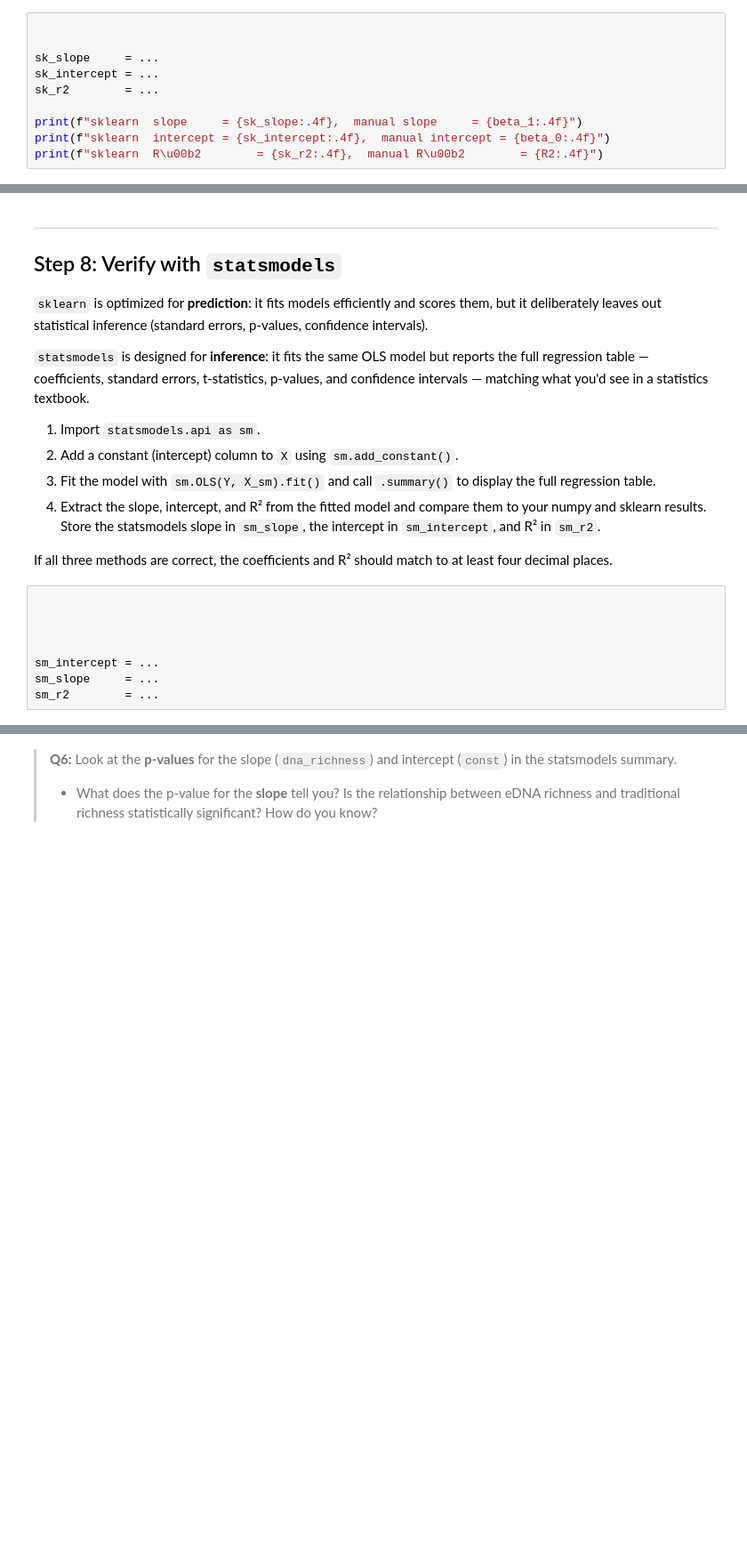
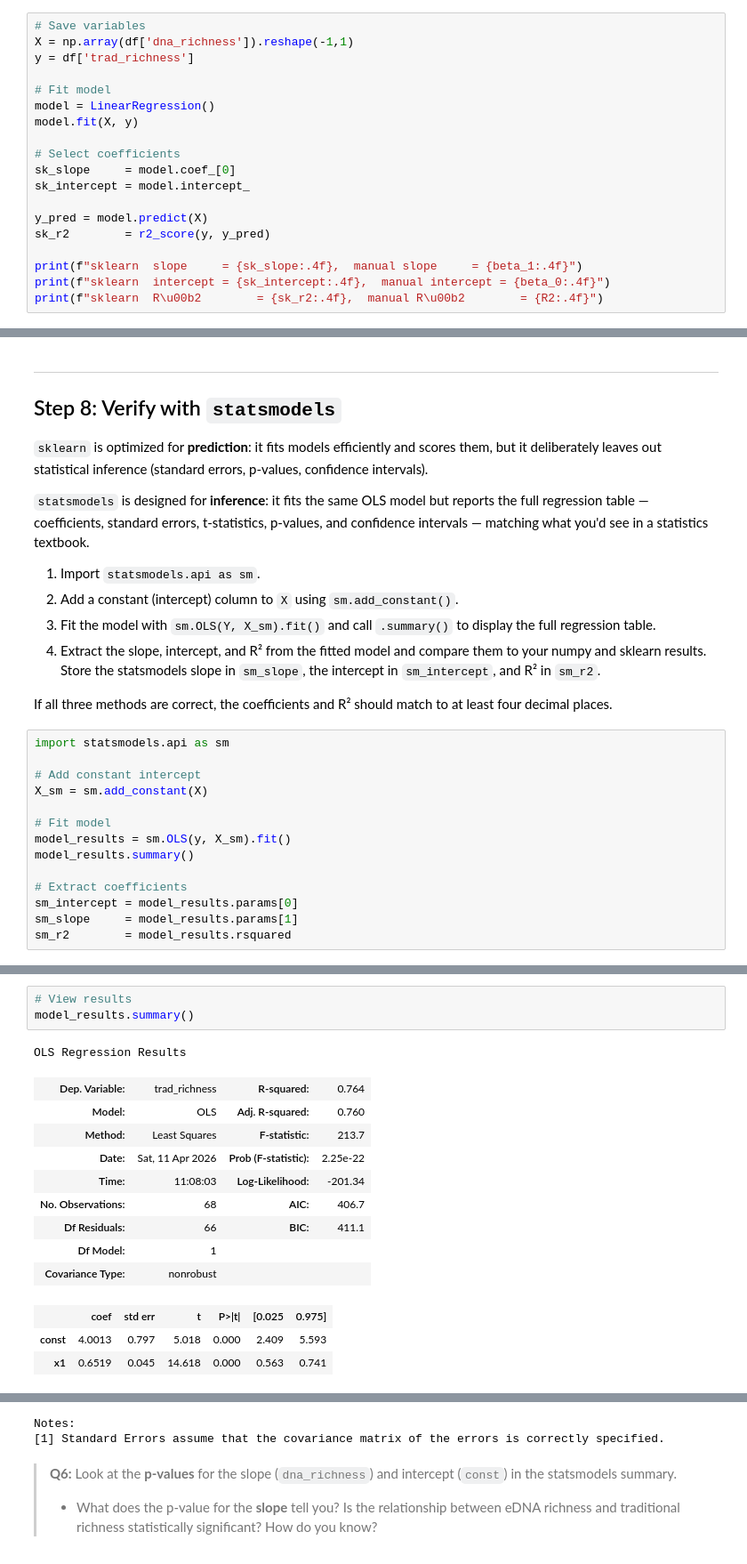
Before and after one commit to kylienewcomer/eds232-assignment-1, a Jupyter notebook: task2/hw1-task2.ipynb, the cells around one changed output, grey strips where cells are left out. Shown at 89% size. Cells and saved outputs as stored; diff of their text form; blank space fills up the shorter version.

```diff
--- a/task2/hw1-task2.ipynb
+++ b/task2/hw1-task2.ipynb
@@ -263,11 +268,20 @@ If your manual calculations are correct, all three values should match `sklearn`
 to at least four decimal places. Any discrepancy beyond floating-point rounding
 indicates a bug in your manual formulas.
 # %%
+# Save variables
+X = np.array(df['dna_richness']).reshape(-1,1)
+y = df['trad_richness']
 
+# Fit model
+model = LinearRegression()
+model.fit(X, y)
 
-sk_slope     = ...
-sk_intercept = ...
-sk_r2        = ...
+# Select coefficients
+sk_slope     = model.coef_[0]
+sk_intercept = model.intercept_
+
+y_pred = model.predict(X)
+sk_r2        = r2_score(y, y_pred)
 
 print(f"sklearn  slope     = {sk_slope:.4f},  manual slope     = {beta_1:.4f}")
 print(f"sklearn  intercept = {sk_intercept:.4f},  manual intercept = {beta_0:.4f}")
@@ -290,12 +310,18 @@ grader.check("q9")
 
 If all three methods are correct, the coefficients and R² should match to at least four decimal places.
 # %%
+import statsmodels.api as sm
 
+# Add constant intercept
+X_sm = sm.add_constant(X)
 
+# Fit model
+model_results = sm.OLS(y, X_sm).fit()
+model_results.summary()
 
-
-sm_intercept = ...
-sm_slope     = ...
-sm_r2        = ...
+# Extract coefficients
+sm_intercept = model_results.params[0]
+sm_slope     = model_results.params[1]
+sm_r2        = model_results.rsquared
 # %%
 grader.check("q10")
@@ -301,0 +330,17 @@ grader.check("q10")
+# %%
+# View results
+model_results.summary()
+# %% [output]
+OLS Regression Results
+| Dep. Variable: | trad_richness | R-squared: | 0.764 |
+| Model: | OLS | Adj. R-squared: | 0.760 |
+| Method: | Least Squares | F-statistic: | 213.7 |
+| Date: | Sat, 11 Apr 2026 | Prob (F-statistic): | 2.25e-22 |
+| Time: | 11:08:03 | Log-Likelihood: | -201.34 |
+| No. Observations: | 68 | AIC: | 406.7 |
+| Df Residuals: | 66 | BIC: | 411.1 |
+| Df Model: | 1 |  |  |
+| Covariance Type: | nonrobust |  |  |
+|  | coef | std err | t | P>|t| | [0.025 | 0.975] |
+| const | 4.0013 | 0.797 | 5.018 | 0.000 | 2.409 | 5.593 |
+| x1 | 0.6519 | 0.045 | 14.618 | 0.000 | 0.563 | 0.741 |
@@ -302,3 +351,5 @@ grader.check("q10")
+Notes:
+[1] Standard Errors assume that the covariance matrix of the errors is correctly specified.
 # %% [markdown]
 <!-- BEGIN QUESTION -->
 
```
Also changed, not shown: parts of 10 cells of this notebook.
